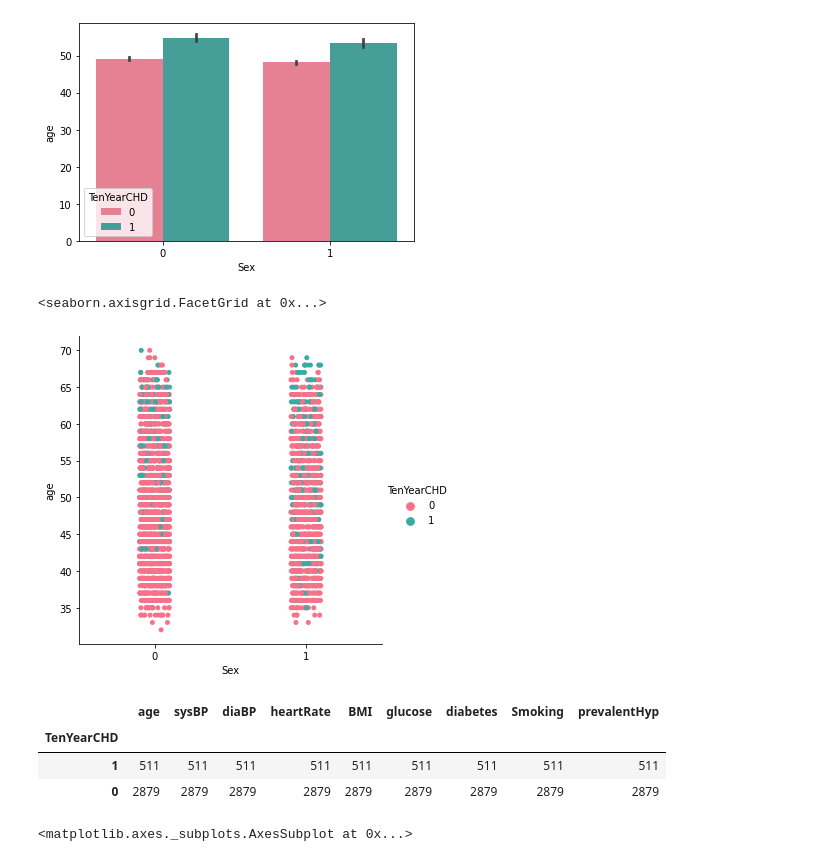
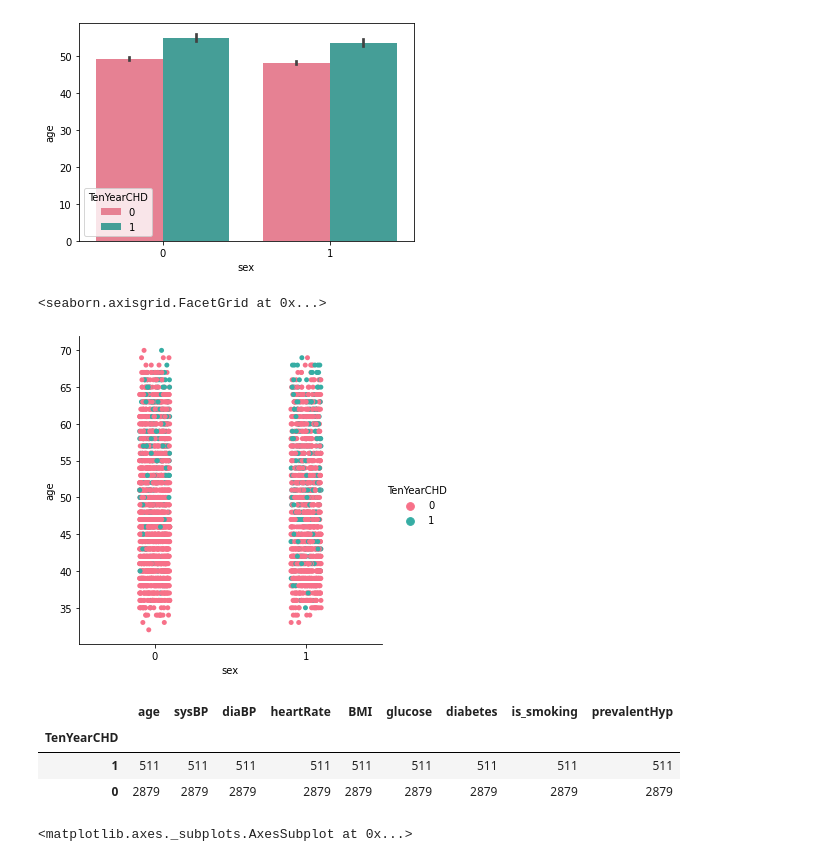
Before and after one commit to PankajBGadge/Cardiovascular-Risk-Prediction, a Jupyter notebook: Cardiovascular_risk_prediction.ipynb, the cells around one changed output. Cells and saved outputs as stored; diff of their text form; code cells hidden in the pictures.

```diff
--- a/Cardiovascular_risk_prediction.ipynb
+++ b/Cardiovascular_risk_prediction.ipynb
@@ -167,0 +172,2 @@ dtype: int64
+# %%
+dataset = dataset.drop(['id','education'],axis=1)
@@ -199,9 +211,7 @@ Index(['id', 'age', 'education', 'sex', 'is_smoking', 'cigsPerDay', 'BPMeds',
 # %% [markdown]
 Before we start predicting, an important step to do is to convert our sex and is_smoking feature, which is a string, into integer. M will be converted to 1 and F will be converted to 0. Same for YES will be converted to 1 and NO will be converted to 0.We will name this new columns a "Sex" and "Smoking".
 # %%
-dataset['Sex'] = dataset['sex'].apply(lambda x : 1 if x == "M" else 0)
+dataset['sex'] = dataset['sex'].apply(lambda x : 1 if x == "M" else 0)
 # %%
-dataset['Smoking'] = dataset['is_smoking'].apply(lambda x : 1 if x == "YES" else 0)
+dataset['is_smoking'] = dataset['is_smoking'].apply(lambda x : 1 if x == "YES" else 0)
-# %%
-dataset = dataset.drop(['id','sex','is_smoking'],axis=1)
 # %%
@@ -310,14 +352,14 @@ sns.barplot(data=dataset,x='Sex',y='age',hue='TenYearCHD',palette='husl')
 <matplotlib.axes._subplots.AxesSubplot at 0x...>
 [figure]
 # %%
-sns.catplot(data=dataset,x='Sex',y='age',hue='TenYearCHD',palette='husl')
+sns.catplot(data=dataset,x='sex',y='age',hue='TenYearCHD',palette='husl')
 # %% [output]
 <seaborn.axisgrid.FacetGrid at 0x...>
-[figure, old version]
+[figure, new version]
 # %%
-dataset.groupby(['TenYearCHD'])['age','sysBP','diaBP','heartRate','BMI','glucose','diabetes','Smoking','prevalentHyp'].count().sort_values(by='TenYearCHD',ascending=False).head(10)
+dataset.groupby(['TenYearCHD'])['age','sysBP','diaBP','heartRate','BMI','glucose','diabetes','is_smoking','prevalentHyp'].count().sort_values(by='TenYearCHD',ascending=False).head(10)
 # %% [output]
-|  | age | sysBP | diaBP | heartRate | BMI | glucose | diabetes | Smoking | prevalentHyp |
+|  | age | sysBP | diaBP | heartRate | BMI | glucose | diabetes | is_smoking | prevalentHyp |
 | TenYearCHD |  |  |  |  |  |  |  |  |  |
 | 1 | 511 | 511 | 511 | 511 | 511 | 511 | 511 | 511 | 511 |
 | 0 | 2879 | 2879 | 2879 | 2879 | 2879 | 2879 | 2879 | 2879 | 2879 |
```
Also changed, not shown: parts of 148 cells of this notebook.
